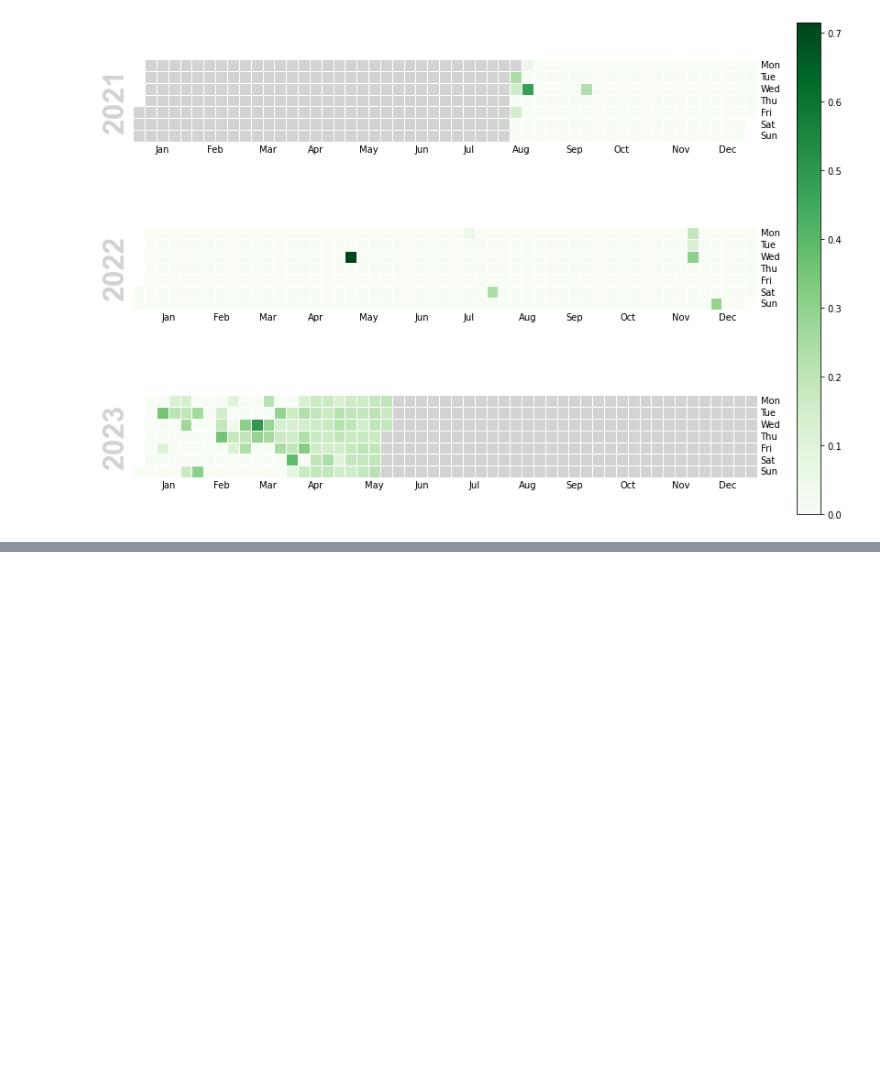
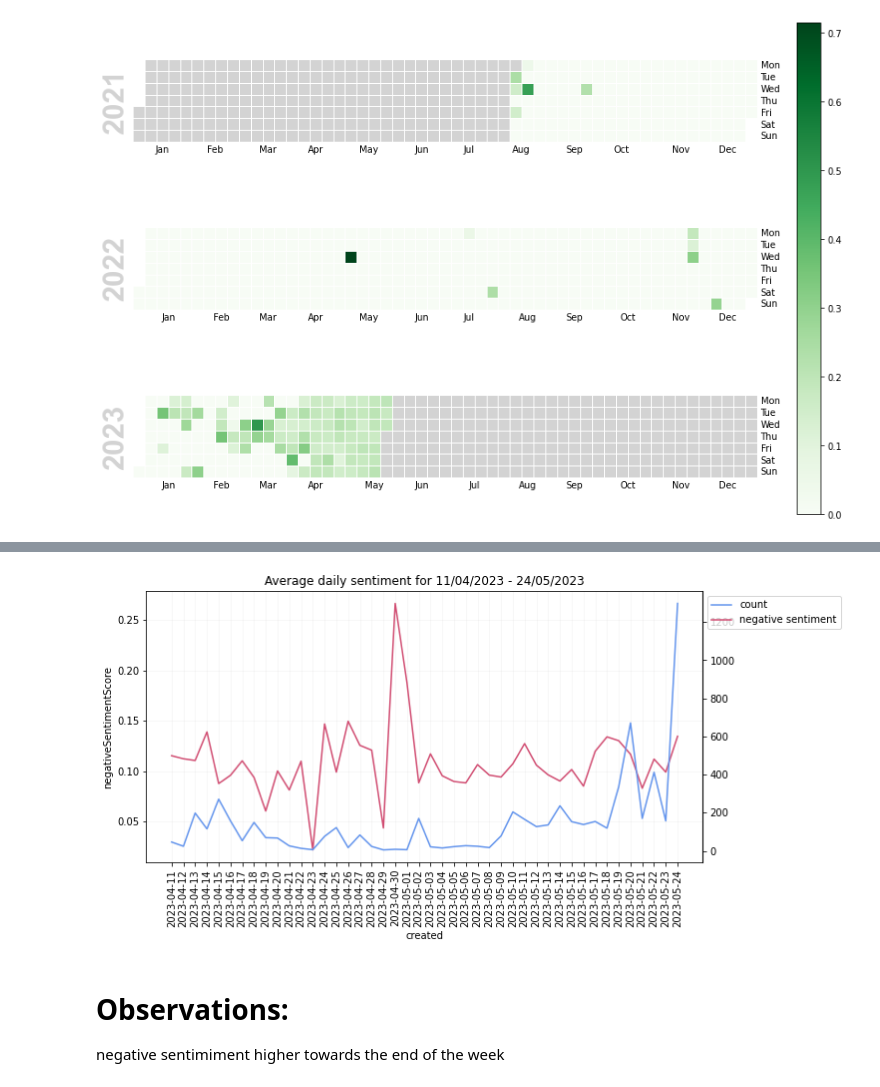
Before and after one commit to yarynakorduba/smt, a Jupyter notebook: reddit_visualization.ipynb, the cells around one changed output, grey strips where cells are left out. Cells and saved outputs as stored; diff of their text form; code cells hidden in the pictures; blank space fills up the shorter version.

```diff
--- a/reddit_visualization.ipynb
+++ b/reddit_visualization.ipynb
@@ -253,0 +344,11 @@ plotCalendar(df_comments_daily_sentiment, 'positiveSentimentScore', colorscale="
+# %%
+reddit = df_comments_daily_sentiment.sort_values(by="created")
+start_date = pd.to_datetime('2023-04-11')
+end_date = pd.to_datetime('2023-05-24')
+
+mask = (reddit['created'] >= start_date) & (reddit['created'] <= end_date)
+
+# Apply the mask to the DataFrame to select the rows within the date range
+selected_rows = reddit[mask]
+getTimeseriesSentimentGraph(selected_rows)
+# %% [output]
@@ -253,0 +356,4 @@ plotCalendar(df_comments_daily_sentiment, 'positiveSentimentScore', colorscale="
+[figure, added]
+# %% [markdown]
+# Observations:
+negative sentimiment higher towards the end of the week
```
Also changed, not shown: parts of 5 cells of this notebook.
